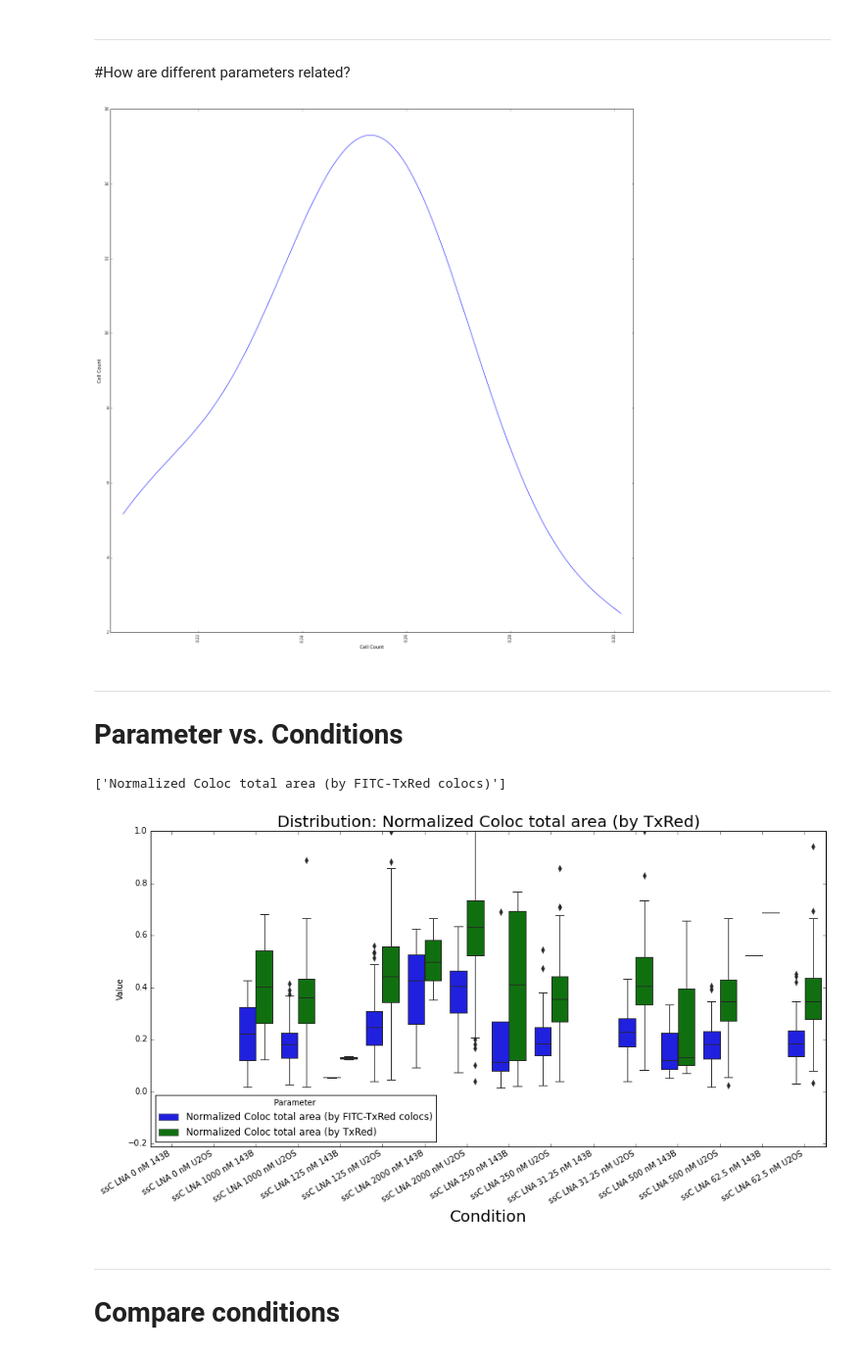
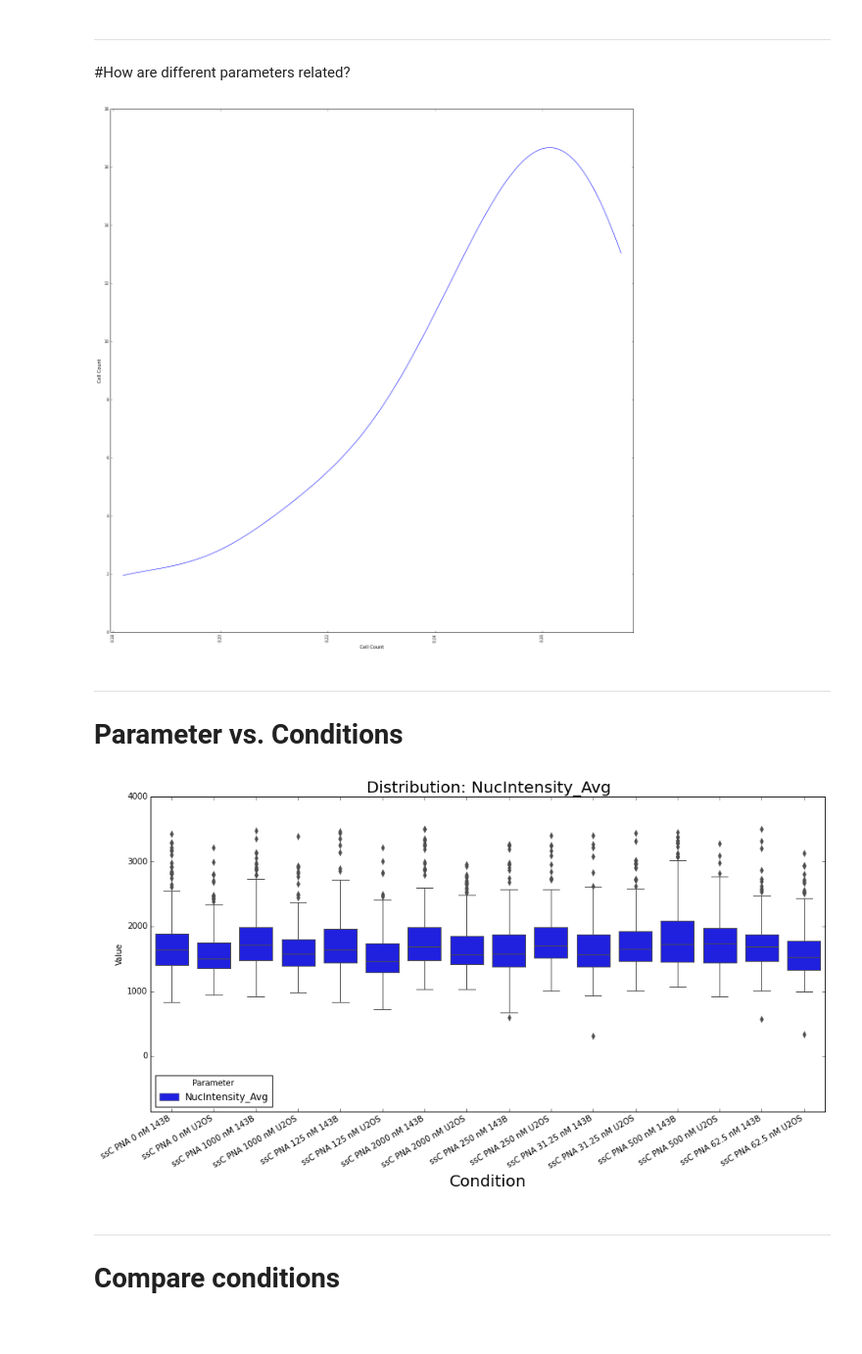
Before and after one commit to dela3499/assay-explorer, a Jupyter notebook: DATAVIS - 6.24.2015 - ssC-PNA.ipynb, the cells around one changed output. Shown: that part at 98% size. Saved outputs shown, nothing was run; the diff lists cells and outputs as text; code cells hidden in the pictures.

```diff
--- a/DATAVIS - 6.24.2015 - ssC-PNA.ipynb
+++ b/DATAVIS - 6.24.2015 - ssC-PNA.ipynb
@@ -7,13 +7,13 @@ execfile('./src/display_utils.py')
 execfile('./src/moldev_utils.py')
 %matplotlib inline
 # %%
-cell_path = '../moldev-data/analyzed/06-24-2015/ssC LNA.csv'
-well_path = '../moldev-data/analyzed/06-24-2015/ssC LNA-wells.csv'
-condition_path = '../moldev-data/analyzed/06-24-2015/ssC LNA-conditions.csv'
+# cell_path = '../moldev-data/analyzed/06-24-2015/ssC LNA.csv'
+# well_path = '../moldev-data/analyzed/06-24-2015/ssC LNA-wells.csv'
+# condition_path = '../moldev-data/analyzed/06-24-2015/ssC LNA-conditions.csv'
 
-# cell_path = '../moldev-data/analyzed/06-24-2015/ssC PNA.csv'
-# well_path = '../moldev-data/analyzed/06-24-2015/ssC PNA-wells.csv'
-# condition_path = '../moldev-data/analyzed/06-24-2015/ssC PNA-conditions.csv'
+cell_path = '../moldev-data/analyzed/06-24-2015/ssC PNA.csv'
+well_path = '../moldev-data/analyzed/06-24-2015/ssC PNA-wells.csv'
+condition_path = '../moldev-data/analyzed/06-24-2015/ssC PNA-conditions.csv'
 
 colors = {'Blue & Red':'bwr','Blue':'Blues'}
 # %%
@@ -108,7 +108,7 @@ interact(scatter,
                               options= get_params(data),
                               height=250));
 # %% [output]
-[figure, old version]
+[figure, new version]
 # %% [markdown]
 ---
 # Parameter vs. Conditions
@@ -132,24 +132,24 @@ def plot_dist(data,parameters):
     mean = data[parameter].mean()
     plt.gca().set_ylim(bottom=data[parameter].mean() * -0.5)
 # %%
-def dist_wrapper(parameters):
+def dist_wrapper(parameters,conditions):
+    conditions = list(conditions)
     if list(parameters) == ['Cell Count']:
-        dataframe = filter_rows(well_data,'Function','avg')
+        dataframe = thread_first(well_data,
+                                 (filter_rows,'Function','avg'),
+                                 (filter_rows,'Condition',conditions))
         plot_dist(dataframe,parameters)
     else:
         if 'Cell Count' in parameters:
             print "Ignoring cell count. Select it by itself if you want to see it."
-        dataframe = raw_cell_data
+        dataframe = filter_rows(raw_cell_data,'Condition',conditions)
         plot_dist(dataframe,filter(lambda x: x != 'Cell Count',parameters))
-# %%
-[c for c in raw_cell_data.columns if 'colocs' in c]
-# %% [output]
-['Normalized Coloc total area (by FITC-TxRed colocs)']
 # %%
 interactive(dist_wrapper,
-            parameters = widgets.SelectMultiple(options = get_params(raw_cell_data) + ['Cell Count'],height = 300))
+            parameters = widgets.SelectMultiple(options = get_params(raw_cell_data) + ['Cell Count'],height = 300),
+            conditions = widgets.SelectMultiple(options = sorted(raw_cell_data.Condition.unique().tolist(),key = lambda x: x.split(' ')[-1]),height = 300))
 # %% [output]
-[figure, old version]
+[figure, new version]
 # %% [markdown]
 ---
 # Compare conditions
```
Also changed, not shown: parts of 4 cells of this notebook, 2 other files.
